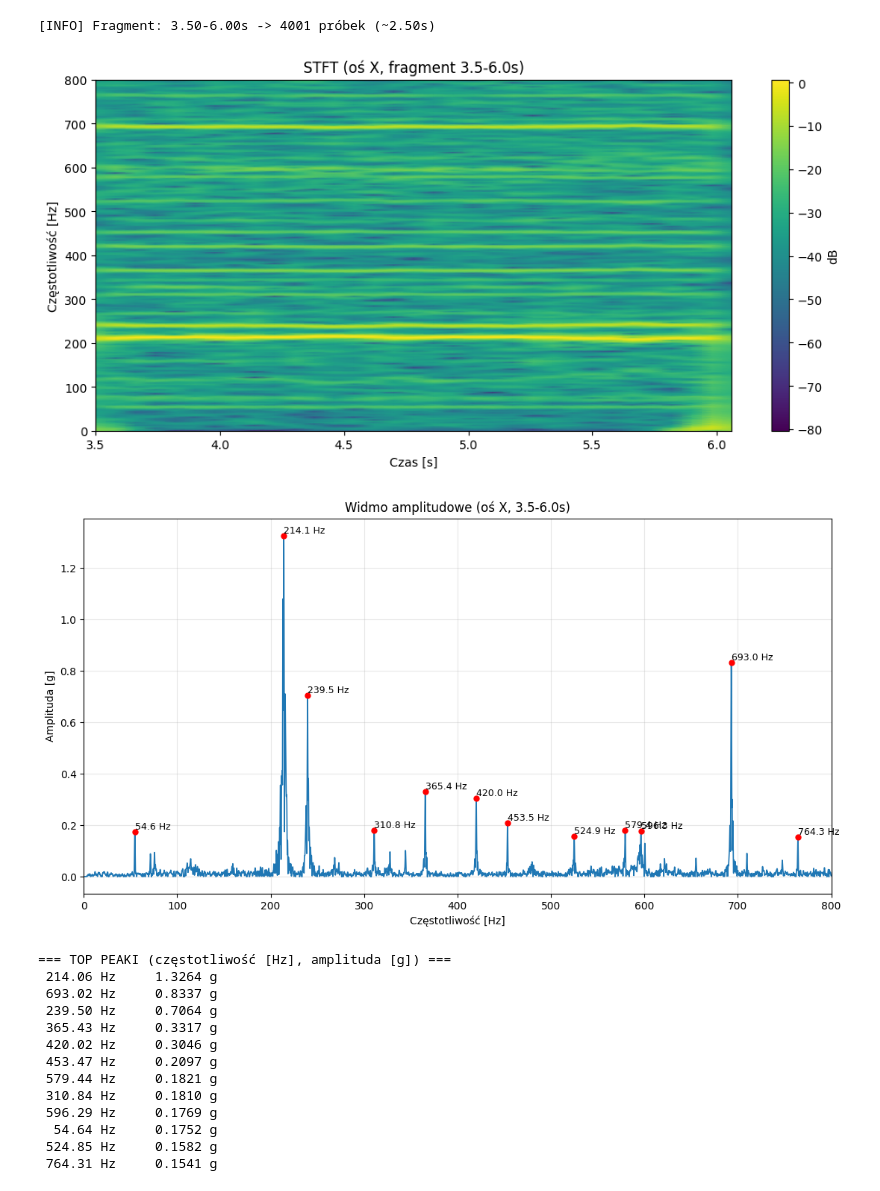
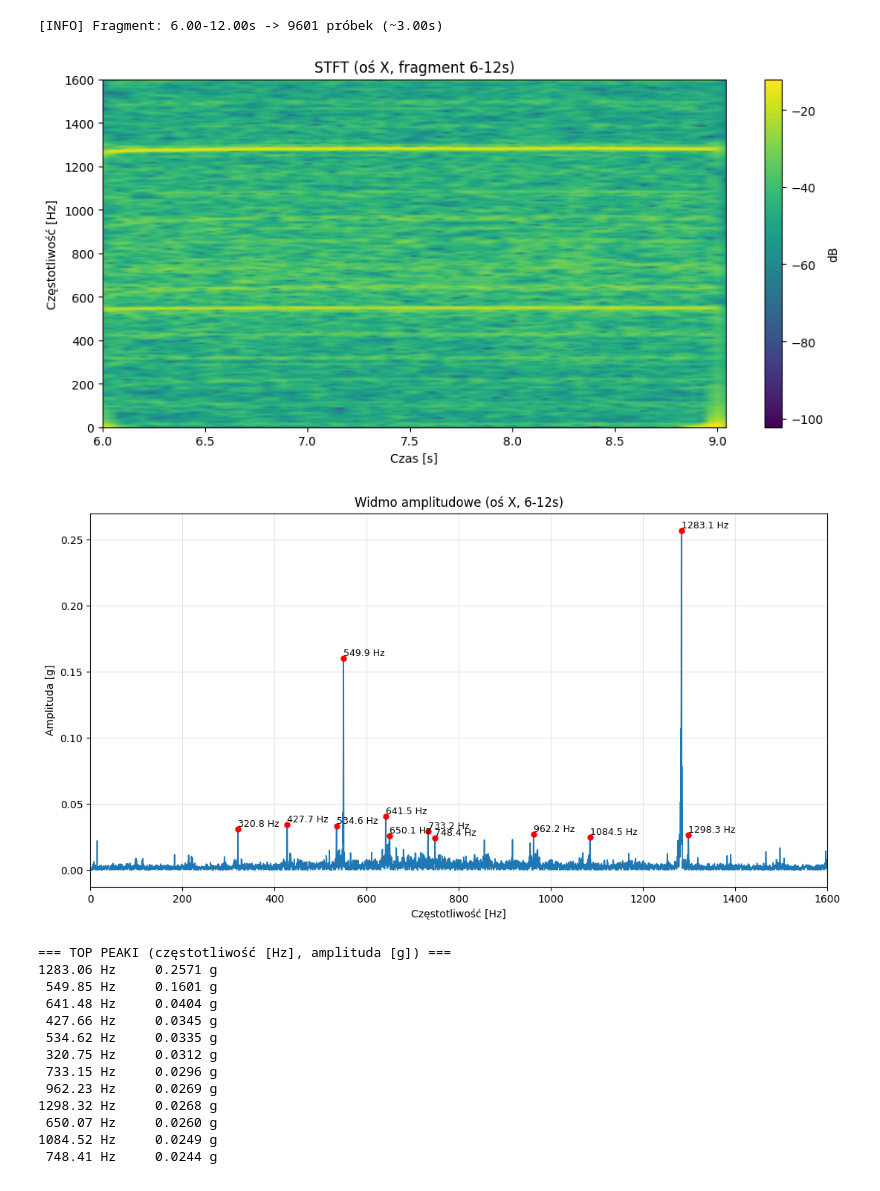
Before and after one commit to ThisIsSzimon/STM32-Time-Frequency-Analysis, a Jupyter notebook: Core/Python/fft_poprawka.ipynb, the cells around one changed output. Drawn from its saved outputs; the diff is of its cells as text; code cells hidden in the pictures.

```diff
--- a/Core/Python/fft_poprawka.ipynb
+++ b/Core/Python/fft_poprawka.ipynb
@@ -4,17 +4,17 @@ import matplotlib.pyplot as plt
 import numpy as np
 from scipy import signal
 
-fs = 1600
+fs = 3200
 lsb_to_g = 0.0039
-t_start, t_end = 3.5, 6.0
+t_start, t_end = 6, 12
 
-fmax_plot = 800
+fmax_plot = 1600
 n_fft_pad_factor = 8
 peak_prominence = 0.01
 peak_distance_hz = 5.0
 num_top_peaks = 12
 
-df = pd.read_csv('data/pomiar_z_40.csv')
+df = pd.read_csv('data/pomiary_05_11_25/05_pomiar_z_10_3200Hz.csv')
 df['X_g'] = df['X'] * lsb_to_g
 t = df['czas [s]'].to_numpy()
 x_raw = df['X_g'].to_numpy()
@@ -54,46 +54,46 @@ def find_peaks_with_freqs(freqs, amp, fmax=None, prominence=0.01, distance_hz=5.
     df = fc[1]-fc[0]
     peaks, props = signal.find_peaks(ac, prominence=prominence, distance=max(1,int(np.round(distance_hz/df))))
     return peaks, props, fc, ac
 
 peaks, props, fc, ac = find_peaks_with_freqs(freqs, amp, fmax=fmax_plot,
                                              prominence=peak_prominence,
                                              distance_hz=peak_distance_hz)
 
 order = np.argsort(ac[peaks])[::-1]
 top_idx = peaks[order][:num_top_peaks]
 top_freqs = fc[top_idx]
 top_amps  = ac[top_idx]
 
 # Wykres FFT
 plt.figure(figsize=(11,6))
 plt.plot(freqs, amp, lw=1.2)
 plt.xlim(0, fmax_plot); plt.xlabel('Częstotliwość [Hz]'); plt.ylabel('Amplituda [g]')
 plt.title(f'Widmo amplitudowe (oś X, {t_start}-{t_end}s)')
 
 # piki
 for f, a in zip(top_freqs, top_amps):
     plt.plot([f],[a],'ro', ms=5)
     plt.text(f, a, f'{f:.1f} Hz', fontsize=9, ha='left', va='bottom')
 
 plt.grid(alpha=0.3); plt.tight_layout(); plt.show()
 
 print("\n=== TOP PEAKI (częstotliwość [Hz], amplituda [g]) ===")
 for f, a in zip(top_freqs, top_amps):
     print(f"{f:7.2f} Hz   {a:8.4f} g")
 # %% [output]
-[INFO] Fragment: 3.50-6.00s -> 4001 próbek (~2.50s)
+[INFO] Fragment: 6.00-12.00s -> 9601 próbek (~3.00s)
-[figure, old version]
+[figure, new version]
-[figure, old version]
+[figure, new version]
 === TOP PEAKI (częstotliwość [Hz], amplituda [g]) ===
- 214.06 Hz     1.3264 g
- 693.02 Hz     0.8337 g
- 239.50 Hz     0.7064 g
- 365.43 Hz     0.3317 g
- 420.02 Hz     0.3046 g
- 453.47 Hz     0.2097 g
- 579.44 Hz     0.1821 g
- 310.84 Hz     0.1810 g
- 596.29 Hz     0.1769 g
-  54.64 Hz     0.1752 g
- 524.85 Hz     0.1582 g
- 764.31 Hz     0.1541 g
+1283.06 Hz     0.2571 g
+ 549.85 Hz     0.1601 g
+ 641.48 Hz     0.0404 g
+ 427.66 Hz     0.0345 g
+ 534.62 Hz     0.0335 g
+ 320.75 Hz     0.0312 g
+ 733.15 Hz     0.0296 g
+ 962.23 Hz     0.0269 g
+1298.32 Hz     0.0268 g
+ 650.07 Hz     0.0260 g
+1084.52 Hz     0.0249 g
+ 748.41 Hz     0.0244 g
```
Also changed, not shown: 18 other files.
